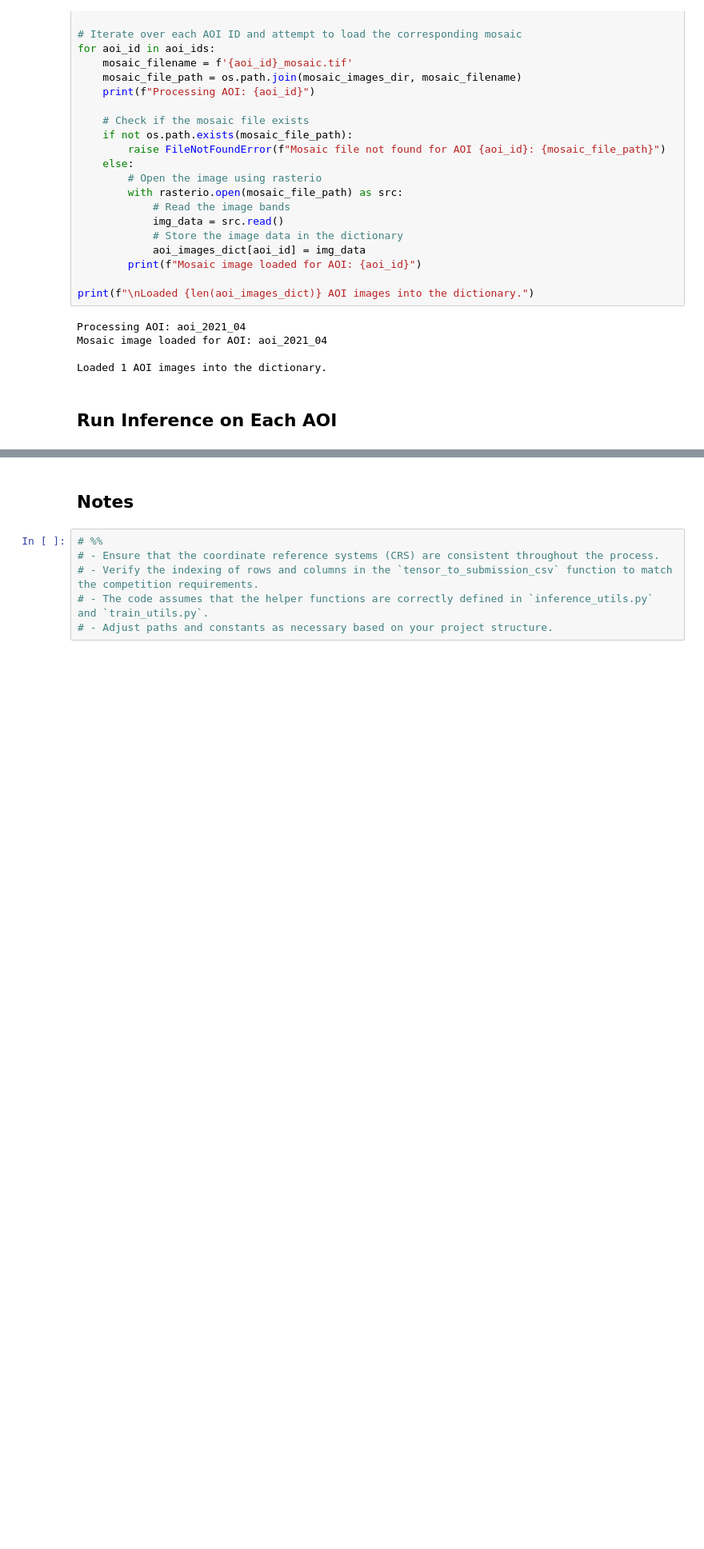
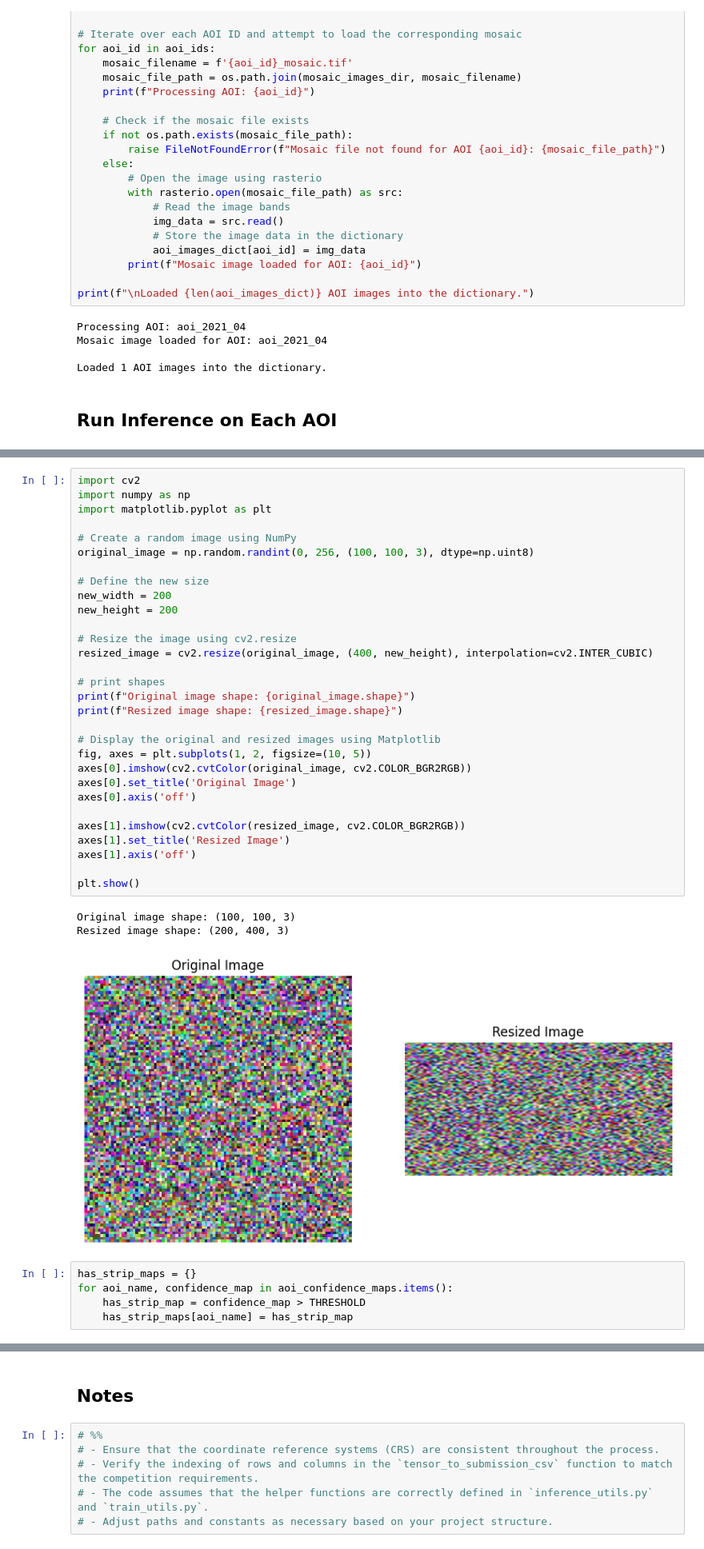
Before and after one commit to emilschmitz/secret-runway-detection, a Jupyter notebook: notebooks/inference.ipynb, the cells around one changed output, grey strips where cells are left out. Shown at 80% size. Cells and saved outputs as stored; diff of their text form; blank space fills up the shorter version.

```diff
--- a/notebooks/inference.ipynb
+++ b/notebooks/inference.ipynb
@@ -266,0 +315,39 @@ for shapefile in aoi_shapefiles:
+# %%
+import cv2
+import numpy as np
+import matplotlib.pyplot as plt
+
+# Create a random image using NumPy
+original_image = np.random.randint(0, 256, (100, 100, 3), dtype=np.uint8)
+
+# Define the new size
+new_width = 200
+new_height = 200
+
+# Resize the image using cv2.resize
+resized_image = cv2.resize(original_image, (400, new_height), interpolation=cv2.INTER_CUBIC)
+
+# print shapes
+print(f"Original image shape: {original_image.shape}")
+print(f"Resized image shape: {resized_image.shape}")
+
+# Display the original and resized images using Matplotlib
+fig, axes = plt.subplots(1, 2, figsize=(10, 5))
+axes[0].imshow(cv2.cvtColor(original_image, cv2.COLOR_BGR2RGB))
+axes[0].set_title('Original Image')
+axes[0].axis('off')
+
+axes[1].imshow(cv2.cvtColor(resized_image, cv2.COLOR_BGR2RGB))
+axes[1].set_title('Resized Image')
+axes[1].axis('off')
+
+plt.show()
+# %% [output]
+Original image shape: (100, 100, 3)
+Resized image shape: (200, 400, 3)
+[figure, added]
+# %%
+has_strip_maps = {}
+for aoi_name, confidence_map in aoi_confidence_maps.items():
+    has_strip_map = confidence_map > THRESHOLD
+    has_strip_maps[aoi_name] = has_strip_map
```
Also changed, not shown: parts of 12 cells of this notebook, 10 other files.
